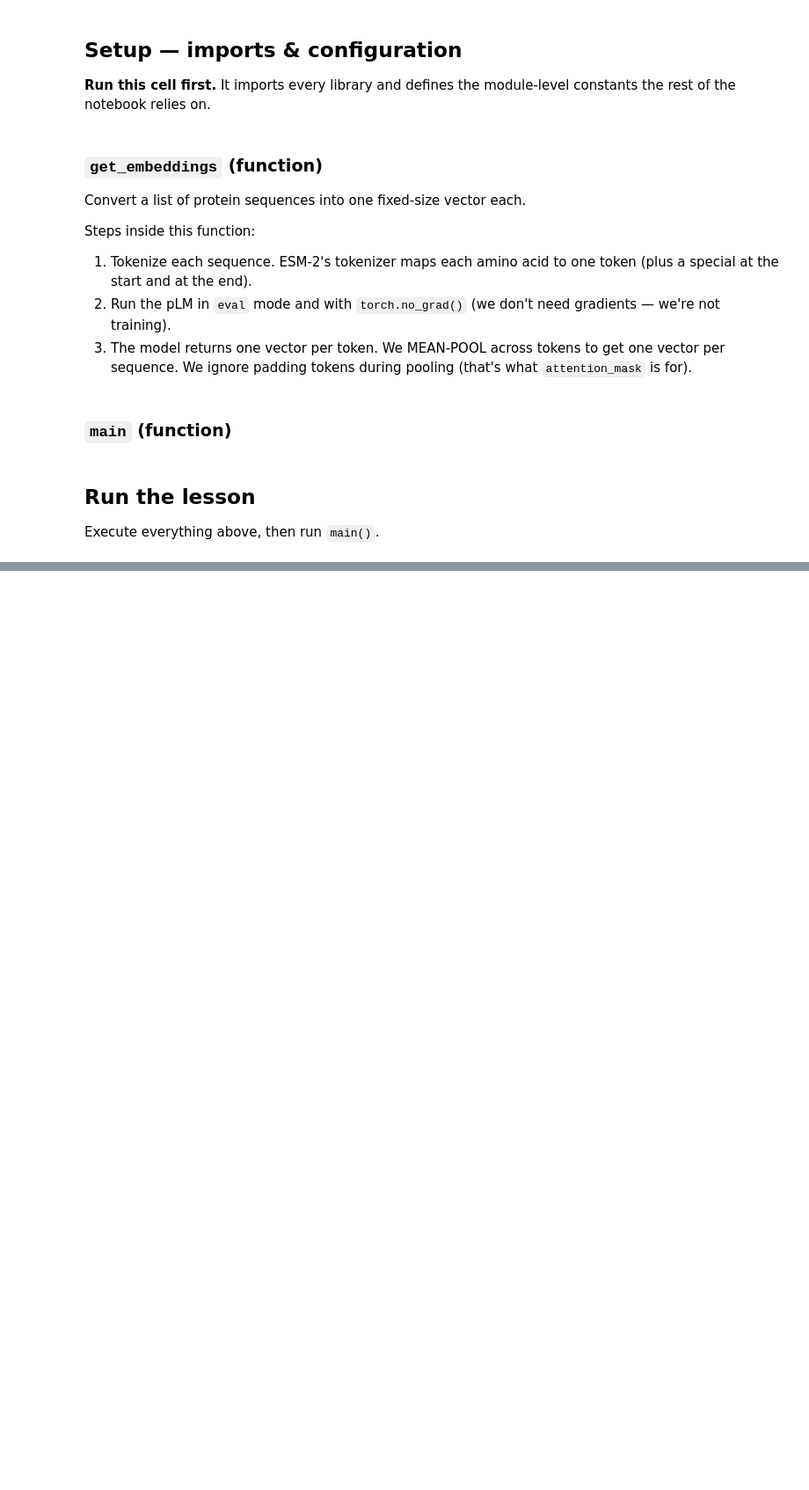
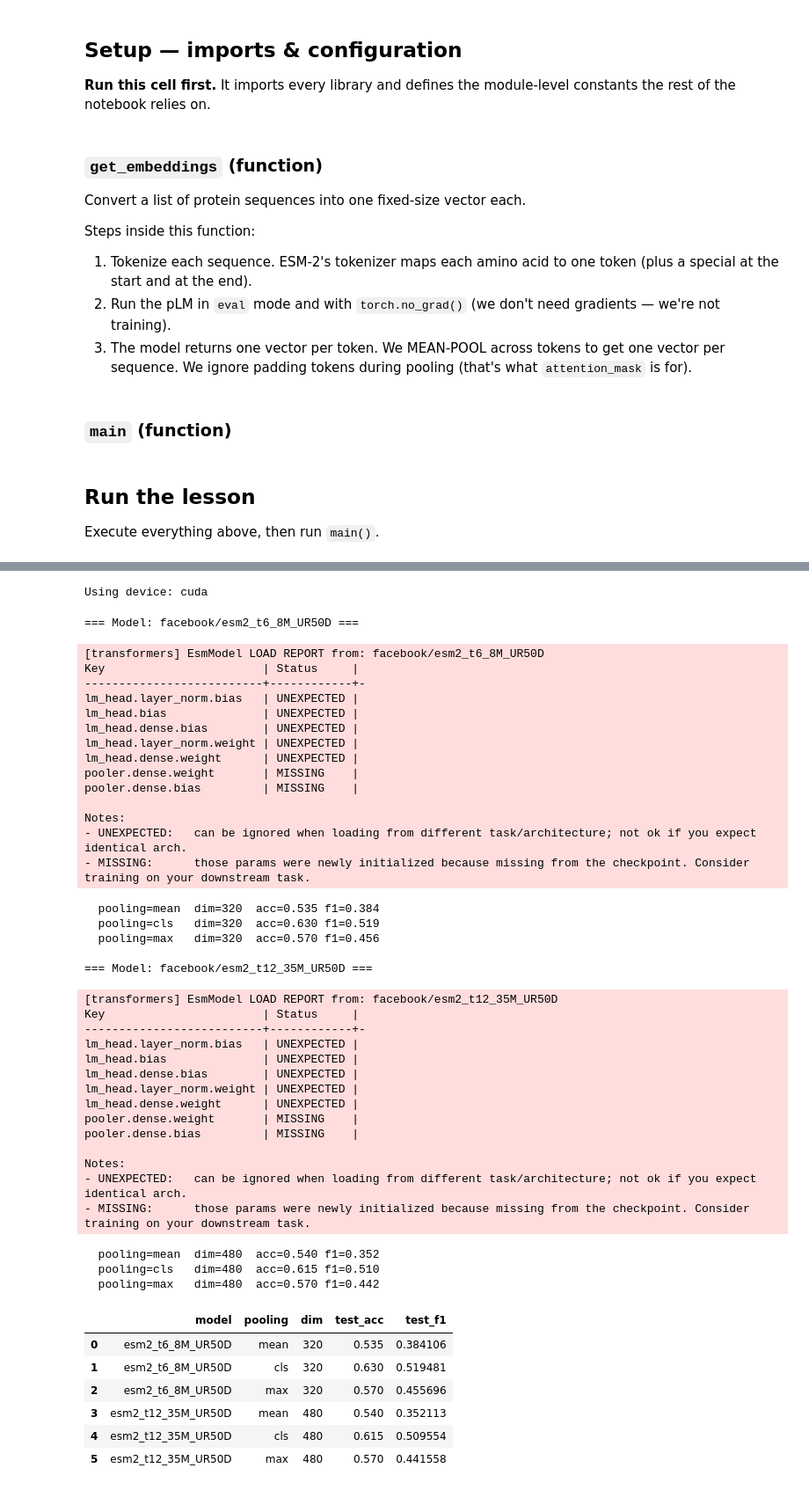
Before and after one commit to LampOfSocrates/xai-starter, a Jupyter notebook: plm/plm_l1_embeddings_probe.ipynb, the cells around one changed output, grey strips where cells are left out. Shown at 88% size. Saved outputs shown, nothing was run; the diff lists cells and outputs as text; code cells hidden in the pictures; blank space fills up the shorter version.

```diff
--- a/plm/plm_l1_embeddings_probe.ipynb
+++ b/plm/plm_l1_embeddings_probe.ipynb
@@ -213,0 +329,51 @@ Extracting train embeddings...
+# %%
+# Run the full sweep. Each (model, pooling) pair becomes one MLflow run in the
+# shared "plm-solubility" experiment, and one row in results_df.
+results_df, baseline = run_sweep(SWEEP_MODELS, SWEEP_POOLINGS)
+results_df
+# %% [output]
+Using device: cuda
+=== Model: facebook/esm2_t6_8M_UR50D ===
+[transformers] EsmModel LOAD REPORT from: facebook/esm2_t6_8M_UR50D
+Key                       | Status     |
+--------------------------+------------+-
+lm_head.layer_norm.bias   | UNEXPECTED |
+lm_head.bias              | UNEXPECTED |
+lm_head.dense.bias        | UNEXPECTED |
+lm_head.layer_norm.weight | UNEXPECTED |
+lm_head.dense.weight      | UNEXPECTED |
+pooler.dense.weight       | MISSING    |
+pooler.dense.bias         | MISSING    |
+
+Notes:
+- UNEXPECTED:   can be ignored when loading from different task/architecture; not ok if you expect identical arch.
+- MISSING:      those params were newly initialized because missing from the checkpoint. Consider training on your downstream task.
+  pooling=mean  dim=320  acc=0.535 f1=0.384
+  pooling=cls   dim=320  acc=0.630 f1=0.519
+  pooling=max   dim=320  acc=0.570 f1=0.456
+
+=== Model: facebook/esm2_t12_35M_UR50D ===
+[transformers] EsmModel LOAD REPORT from: facebook/esm2_t12_35M_UR50D
+Key                       | Status     |
+--------------------------+------------+-
+lm_head.layer_norm.bias   | UNEXPECTED |
+lm_head.bias              | UNEXPECTED |
+lm_head.dense.bias        | UNEXPECTED |
+lm_head.layer_norm.weight | UNEXPECTED |
+lm_head.dense.weight      | UNEXPECTED |
+pooler.dense.weight       | MISSING    |
+pooler.dense.bias         | MISSING    |
+
+Notes:
+- UNEXPECTED:   can be ignored when loading from different task/architecture; not ok if you expect identical arch.
+- MISSING:      those params were newly initialized because missing from the checkpoint. Consider training on your downstream task.
+  pooling=mean  dim=480  acc=0.540 f1=0.352
+  pooling=cls   dim=480  acc=0.615 f1=0.510
+  pooling=max   dim=480  acc=0.570 f1=0.442
+|  | model | pooling | dim | test_acc | test_f1 |
+| 0 | esm2_t6_8M_UR50D | mean | 320 | 0.535 | 0.384106 |
+| 1 | esm2_t6_8M_UR50D | cls | 320 | 0.630 | 0.519481 |
+| 2 | esm2_t6_8M_UR50D | max | 320 | 0.570 | 0.455696 |
+| 3 | esm2_t12_35M_UR50D | mean | 480 | 0.540 | 0.352113 |
+| 4 | esm2_t12_35M_UR50D | cls | 480 | 0.615 | 0.509554 |
+| 5 | esm2_t12_35M_UR50D | max | 480 | 0.570 | 0.441558 |
```
Also changed, not shown: parts of 5 cells of this notebook, 1 other file.
